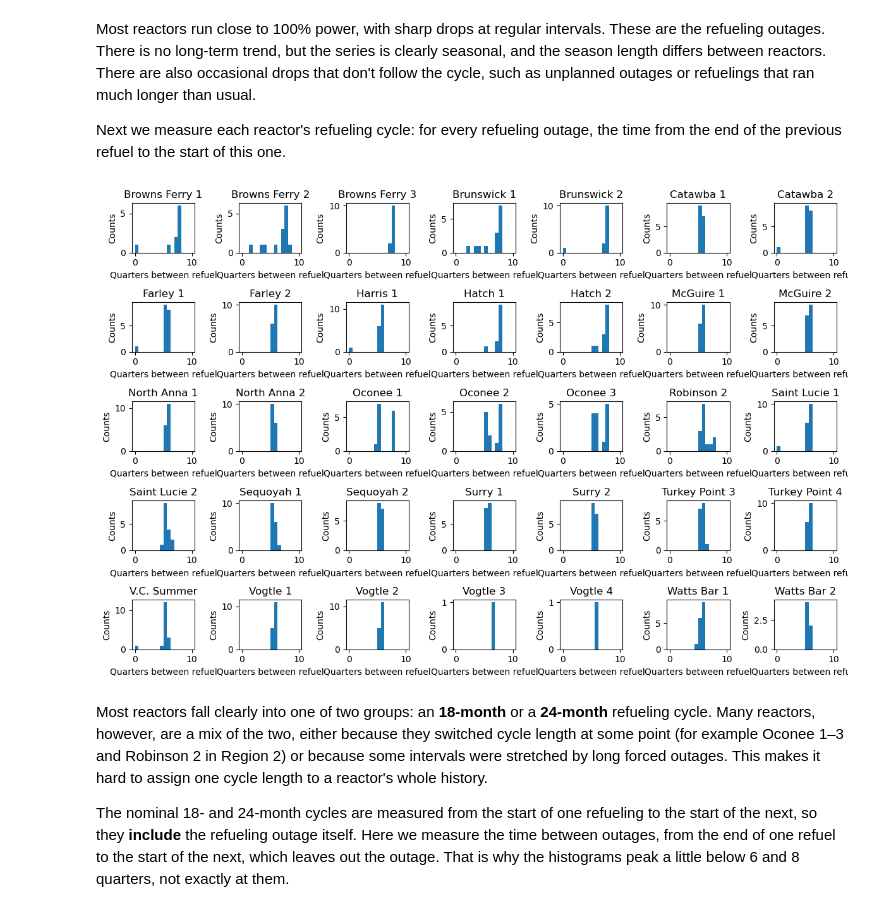
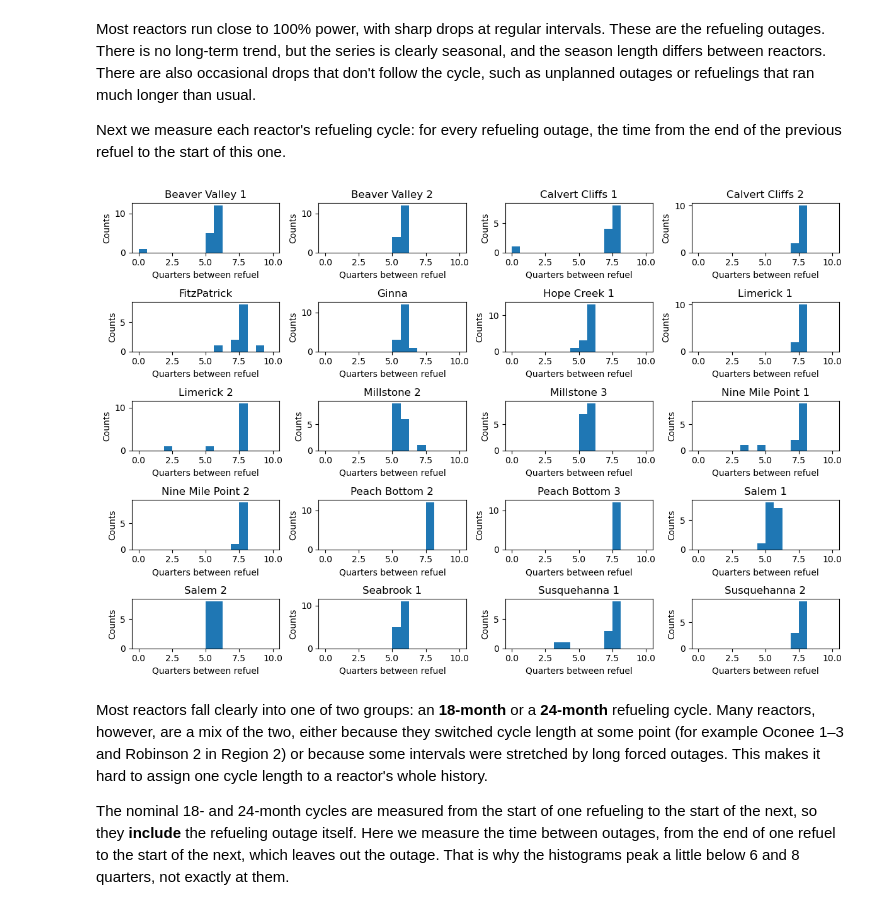
Before and after one commit to Erdos-Projects/fall-2026-nuclear-power-for-data-centers, a Jupyter notebook: notebooks/PreliminaryForecasts.ipynb, the cells around one changed output. Saved outputs shown, nothing was run; the diff lists cells and outputs as text; code cells hidden in the pictures.

```diff
--- a/notebooks/PreliminaryForecasts.ipynb
+++ b/notebooks/PreliminaryForecasts.ipynb
@@ -118,27 +171,27 @@ refueling_df = outages_df[ outages_df["outage_reason"] == "refueling outage" ].s
 
 refueling_df["quarters_since_last_refuel"] = (refueling_df["Start_Date"] - refueling_df.groupby("Unit")["End_Date"].shift(1)).dt.days/(91)
 # %%
-region = "Region 2"
+region = "Region 1"
 regional_df = refueling_df[ refueling_df["Region"] == region ]
 reactors = regional_df["Unit"].unique()
 
 n_rows = 5
 n_columns = math.ceil(len(reactors)/n_rows)
 
 fig, axes = plt.subplots(n_rows, n_columns, figsize=(12,8))
 axes = axes.flatten()
 
 for i in range(len(reactors)):
 
     axes[i].hist(regional_df[ regional_df["Unit"] == reactors[i]]["quarters_since_last_refuel"], bins=16, range=(0, 10))
     axes[i].set_xlabel("Quarters between refuel")
     axes[i].set_ylabel("Counts")
     axes[i].set_title(f'{reactors[i]}')
 
 plt.tight_layout()
 plt.show()
 # %% [output]
-[figure, old version]
+[figure, new version]
 # %% [markdown]
 Most reactors fall clearly into one of two groups: an **18-month** or a **24-month** refueling cycle. Many reactors, however, are a mix of the two, either because they switched cycle length at some point (for example Oconee 1–3 and Robinson 2 in Region 2) or because some intervals were stretched by long forced outages. This makes it hard to assign one cycle length to a reactor's whole history.
 
```
Also changed, not shown: parts of 3 cells of this notebook.
